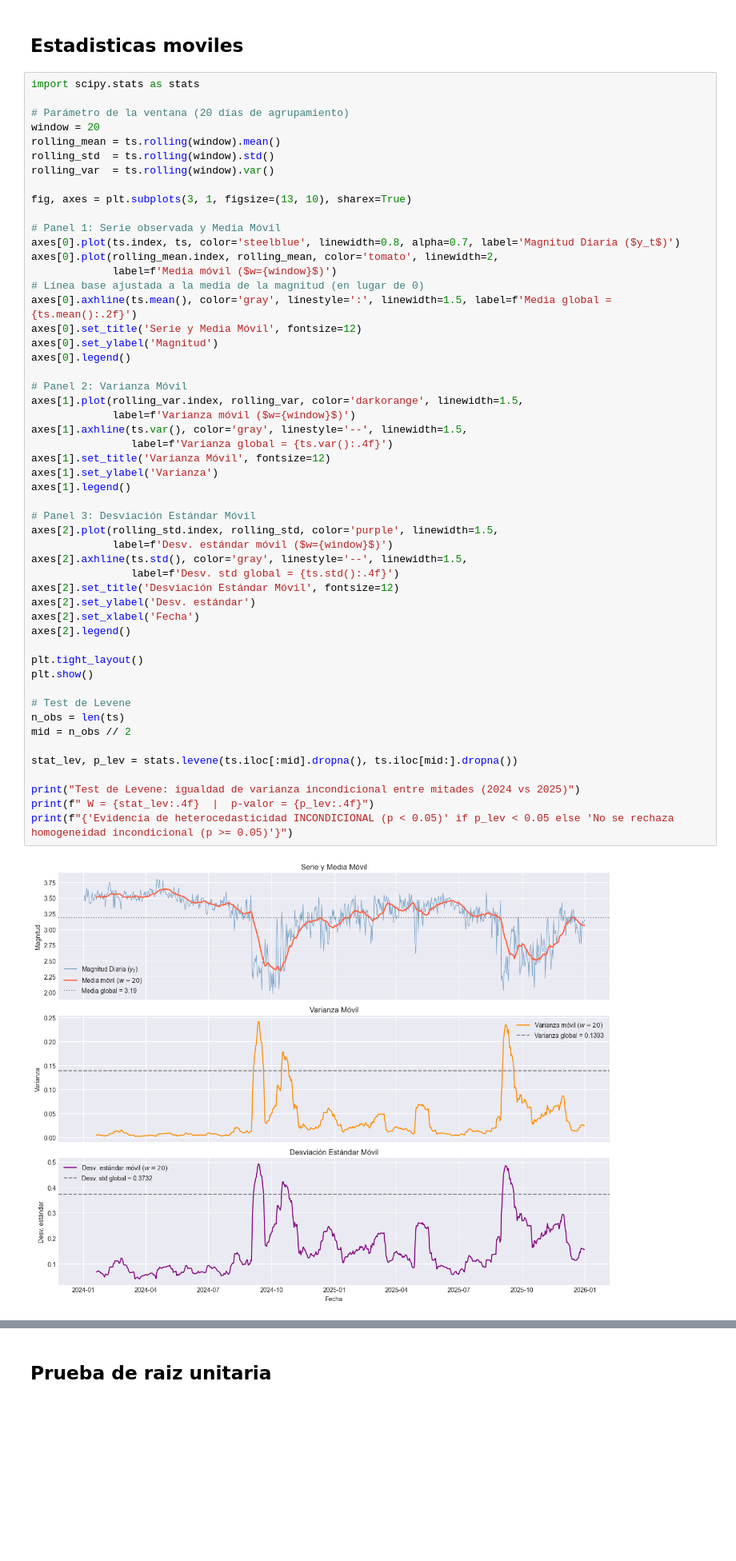
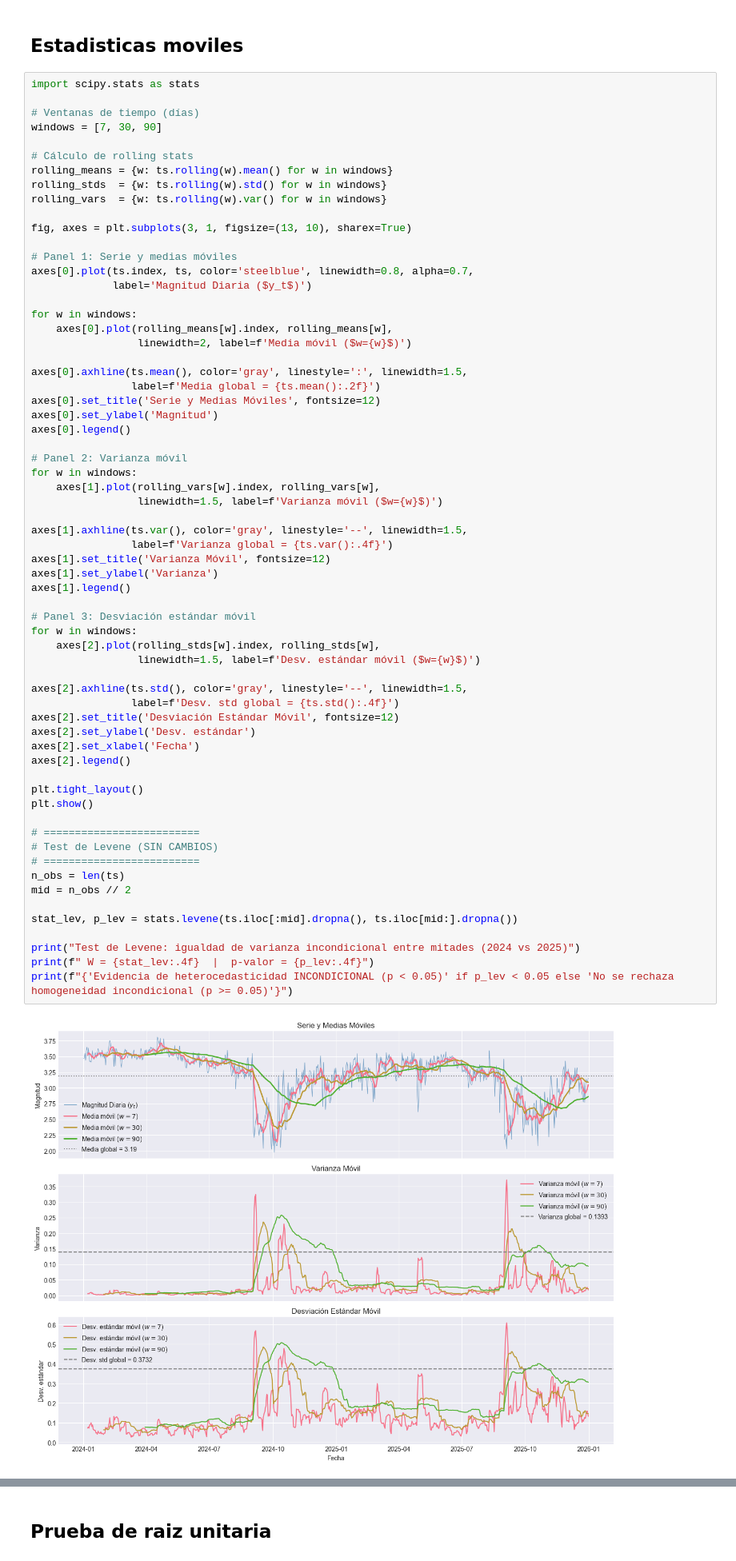
Before and after one commit to vanessalugo04/proyecto_series_tiempo, a Jupyter notebook: principal.ipynb, the cells around one changed output, grey strips where cells are left out. Shown at 80% size. Drawn from its saved outputs; the diff is of its cells as text; blank space fills up the shorter version.

```diff
--- a/principal.ipynb
+++ b/principal.ipynb
@@ -577,57 +561,69 @@ plt.show()
 # %%
 import scipy.stats as stats
 
-# Parámetro de la ventana (20 días de agrupamiento)
-window = 20
-rolling_mean = ts.rolling(window).mean()
-rolling_std  = ts.rolling(window).std()
-rolling_var  = ts.rolling(window).var()
+# Ventanas de tiempo (días)
+windows = [7, 30, 90]
+
+# Cálculo de rolling stats
+rolling_means = {w: ts.rolling(w).mean() for w in windows}
+rolling_stds  = {w: ts.rolling(w).std() for w in windows}
+rolling_vars  = {w: ts.rolling(w).var() for w in windows}
 
 fig, axes = plt.subplots(3, 1, figsize=(13, 10), sharex=True)
 
-# Panel 1: Serie observada y Media Móvil
-axes[0].plot(ts.index, ts, color='steelblue', linewidth=0.8, alpha=0.7, label='Magnitud Diaria ($y_t$)')
-axes[0].plot(rolling_mean.index, rolling_mean, color='tomato', linewidth=2,
-             label=f'Media móvil ($w={window}$)')
-# Línea base ajustada a la media de la magnitud (en lugar de 0)
-axes[0].axhline(ts.mean(), color='gray', linestyle=':', linewidth=1.5, label=f'Media global = {ts.mean():.2f}')
-axes[0].set_title('Serie y Media Móvil', fontsize=12)
+# Panel 1: Serie y medias móviles
+axes[0].plot(ts.index, ts, color='steelblue', linewidth=0.8, alpha=0.7,
+             label='Magnitud Diaria ($y_t$)')
+
+for w in windows:
+    axes[0].plot(rolling_means[w].index, rolling_means[w],
+                 linewidth=2, label=f'Media móvil ($w={w}$)')
+
+axes[0].axhline(ts.mean(), color='gray', linestyle=':', linewidth=1.5,
+                label=f'Media global = {ts.mean():.2f}')
+axes[0].set_title('Serie y Medias Móviles', fontsize=12)
 axes[0].set_ylabel('Magnitud')
 axes[0].legend()
 
-# Panel 2: Varianza Móvil
-axes[1].plot(rolling_var.index, rolling_var, color='darkorange', linewidth=1.5,
-             label=f'Varianza móvil ($w={window}$)')
+# Panel 2: Varianza móvil
+for w in windows:
+    axes[1].plot(rolling_vars[w].index, rolling_vars[w],
+                 linewidth=1.5, label=f'Varianza móvil ($w={w}$)')
+
 axes[1].axhline(ts.var(), color='gray', linestyle='--', linewidth=1.5,
                 label=f'Varianza global = {ts.var():.4f}')
 axes[1].set_title('Varianza Móvil', fontsize=12)
 axes[1].set_ylabel('Varianza')
 axes[1].legend()
 
-# Panel 3: Desviación Estándar Móvil
-axes[2].plot(rolling_std.index, rolling_std, color='purple', linewidth=1.5,
-             label=f'Desv. estándar móvil ($w={window}$)')
+# Panel 3: Desviación estándar móvil
+for w in windows:
+    axes[2].plot(rolling_stds[w].index, rolling_stds[w],
+                 linewidth=1.5, label=f'Desv. estándar móvil ($w={w}$)')
+
 axes[2].axhline(ts.std(), color='gray', linestyle='--', linewidth=1.5,
                 label=f'Desv. std global = {ts.std():.4f}')
 axes[2].set_title('Desviación Estándar Móvil', fontsize=12)
 axes[2].set_ylabel('Desv. estándar')
 axes[2].set_xlabel('Fecha')
 axes[2].legend()
 
 plt.tight_layout()
 plt.show()
 
-# Test de Levene
+# =========================
+# Test de Levene (SIN CAMBIOS)
+# =========================
 n_obs = len(ts)
 mid = n_obs // 2
 
 stat_lev, p_lev = stats.levene(ts.iloc[:mid].dropna(), ts.iloc[mid:].dropna())
 
 print("Test de Levene: igualdad de varianza incondicional entre mitades (2024 vs 2025)")
 print(f" W = {stat_lev:.4f}  |  p-valor = {p_lev:.4f}")
 print(f"{'Evidencia de heterocedasticidad INCONDICIONAL (p < 0.05)' if p_lev < 0.05 else 'No se rechaza homogeneidad incondicional (p >= 0.05)'}")
 # %% [output]
-[figure, old version]
+[figure, new version]
 Test de Levene: igualdad de varianza incondicional entre mitades (2024 vs 2025)
  W = 1.7855  |  p-valor = 0.1819
 No se rechaza homogeneidad incondicional (p >= 0.05)
```
Also changed, not shown: parts of 13 cells of this notebook.
